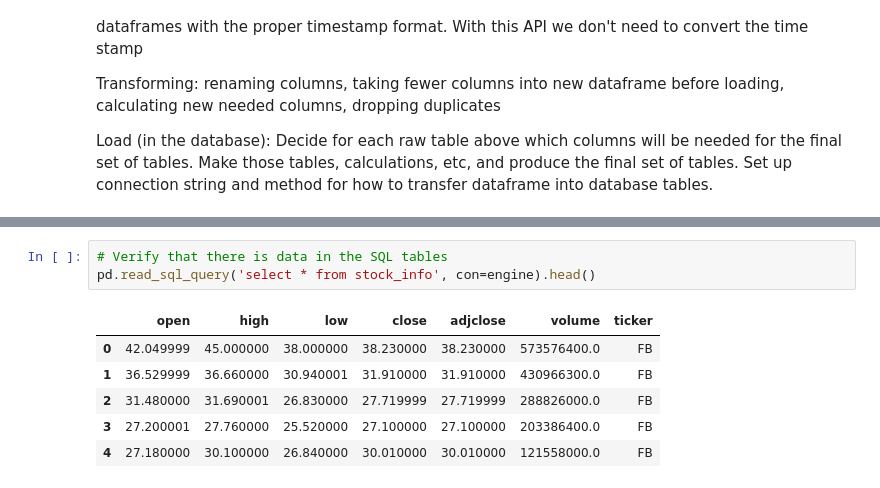
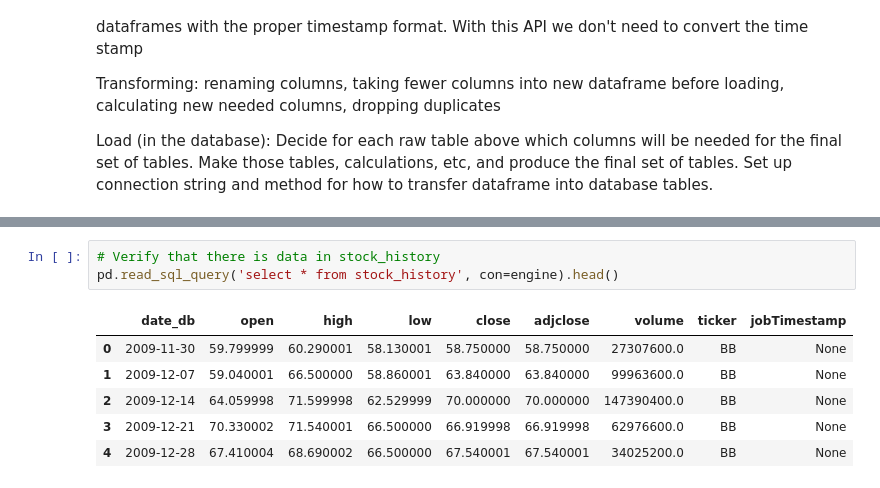
Before and after one commit to V-Villagomez/ETL-Stock-Trends, a Jupyter notebook: Notebooks/project2_yahoofinance.ipynb, the cells around one changed output, grey strips where cells are left out. Cells and saved outputs as stored; diff of their text form.

```diff
--- a/Notebooks/project2_yahoofinance.ipynb
+++ b/Notebooks/project2_yahoofinance.ipynb
@@ -386,10 +363,10 @@ pd.read_sql_query('select * from finance_quote', con=engine).head()
 # %%
-# Verify that there is data in the SQL tables
-pd.read_sql_query('select * from stock_info', con=engine).head()
+# Verify that there is data in stock_history
+pd.read_sql_query('select * from stock_history', con=engine).head()
 # %% [output]
-|  | open | high | low | close | adjclose | volume | ticker |
-| 0 | 42.049999 | 45.000000 | 38.000000 | 38.230000 | 38.230000 | 573576400.0 | FB |
-| 1 | 36.529999 | 36.660000 | 30.940001 | 31.910000 | 31.910000 | 430966300.0 | FB |
-| 2 | 31.480000 | 31.690001 | 26.830000 | 27.719999 | 27.719999 | 288826000.0 | FB |
-| 3 | 27.200001 | 27.760000 | 25.520000 | 27.100000 | 27.100000 | 203386400.0 | FB |
-| 4 | 27.180000 | 30.100000 | 26.840000 | 30.010000 | 30.010000 | 121558000.0 | FB |
+|  | date_db | open | high | low | close | adjclose | volume | ticker | jobTimestamp |
+| 0 | 2009-11-30 | 59.799999 | 60.290001 | 58.130001 | 58.750000 | 58.750000 | 27307600.0 | BB | None |
+| 1 | 2009-12-07 | 59.040001 | 66.500000 | 58.860001 | 63.840000 | 63.840000 | 99963600.0 | BB | None |
+| 2 | 2009-12-14 | 64.059998 | 71.599998 | 62.529999 | 70.000000 | 70.000000 | 147390400.0 | BB | None |
+| 3 | 2009-12-21 | 70.330002 | 71.540001 | 66.500000 | 66.919998 | 66.919998 | 62976600.0 | BB | None |
+| 4 | 2009-12-28 | 67.410004 | 68.690002 | 66.500000 | 67.540001 | 67.540001 | 34025200.0 | BB | None |
```
Also changed, not shown: parts of 29 cells of this notebook.
